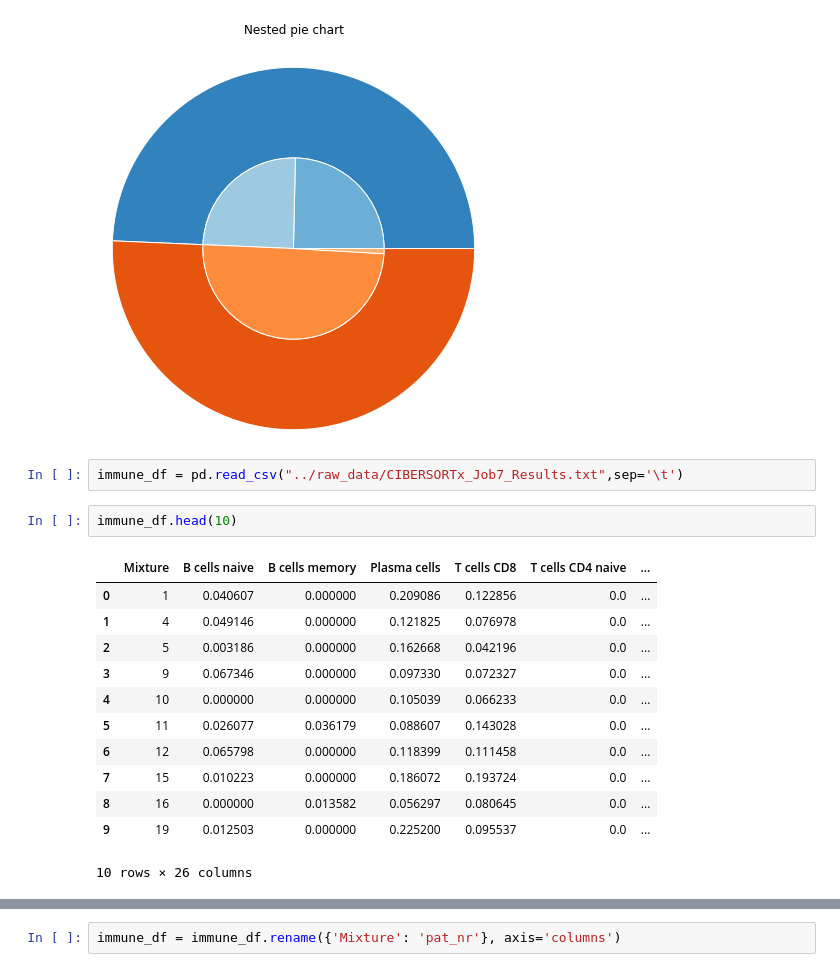
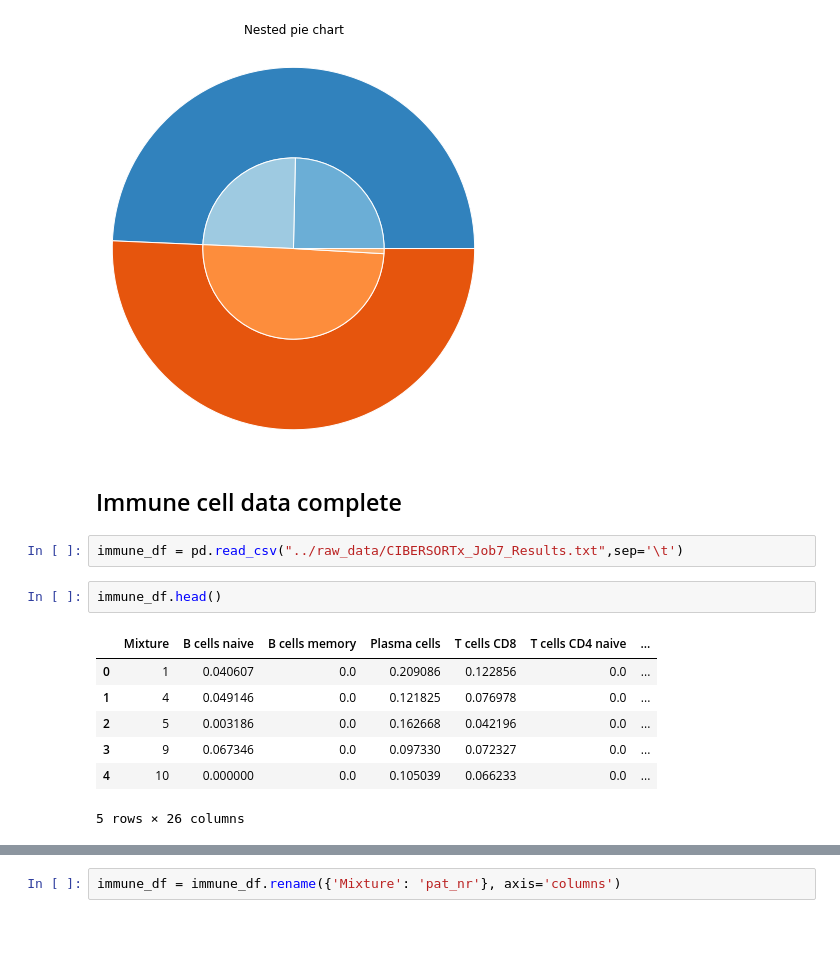
Before and after one commit to HeikeModest/Med_Data_Analysis, a Jupyter notebook: notebooks/read_data.ipynb, the cells around one changed output, grey strips where cells are left out. Cells and saved outputs as stored; diff of their text form; blank space fills up the shorter version.

```diff
--- a/notebooks/read_data.ipynb
+++ b/notebooks/read_data.ipynb
@@ -121,20 +102,17 @@ ax.set_axis_off()
 plt.show()
 # %% [output]
 [figure]
+# %% [markdown]
+## Immune cell data complete
 # %%
 immune_df = pd.read_csv("../raw_data/CIBERSORTx_Job7_Results.txt",sep='\t')
 # %%
-immune_df.head(10)
+immune_df.head()
 # %% [output]
 |  | Mixture | B cells naive | B cells memory | Plasma cells | T cells CD8 | T cells CD4 naive | ... |
-| 0 | 1 | 0.040607 | 0.000000 | 0.209086 | 0.122856 | 0.0 | ... |
-| 1 | 4 | 0.049146 | 0.000000 | 0.121825 | 0.076978 | 0.0 | ... |
-| 2 | 5 | 0.003186 | 0.000000 | 0.162668 | 0.042196 | 0.0 | ... |
-| 3 | 9 | 0.067346 | 0.000000 | 0.097330 | 0.072327 | 0.0 | ... |
-| 4 | 10 | 0.000000 | 0.000000 | 0.105039 | 0.066233 | 0.0 | ... |
-| 5 | 11 | 0.026077 | 0.036179 | 0.088607 | 0.143028 | 0.0 | ... |
-| 6 | 12 | 0.065798 | 0.000000 | 0.118399 | 0.111458 | 0.0 | ... |
-| 7 | 15 | 0.010223 | 0.000000 | 0.186072 | 0.193724 | 0.0 | ... |
-| 8 | 16 | 0.000000 | 0.013582 | 0.056297 | 0.080645 | 0.0 | ... |
-| 9 | 19 | 0.012503 | 0.000000 | 0.225200 | 0.095537 | 0.0 | ... |
+| 0 | 1 | 0.040607 | 0.0 | 0.209086 | 0.122856 | 0.0 | ... |
+| 1 | 4 | 0.049146 | 0.0 | 0.121825 | 0.076978 | 0.0 | ... |
+| 2 | 5 | 0.003186 | 0.0 | 0.162668 | 0.042196 | 0.0 | ... |
+| 3 | 9 | 0.067346 | 0.0 | 0.097330 | 0.072327 | 0.0 | ... |
+| 4 | 10 | 0.000000 | 0.0 | 0.105039 | 0.066233 | 0.0 | ... |
-10 rows × 26 columns
+5 rows × 26 columns
```
Also changed, not shown: parts of 62 cells of this notebook.
